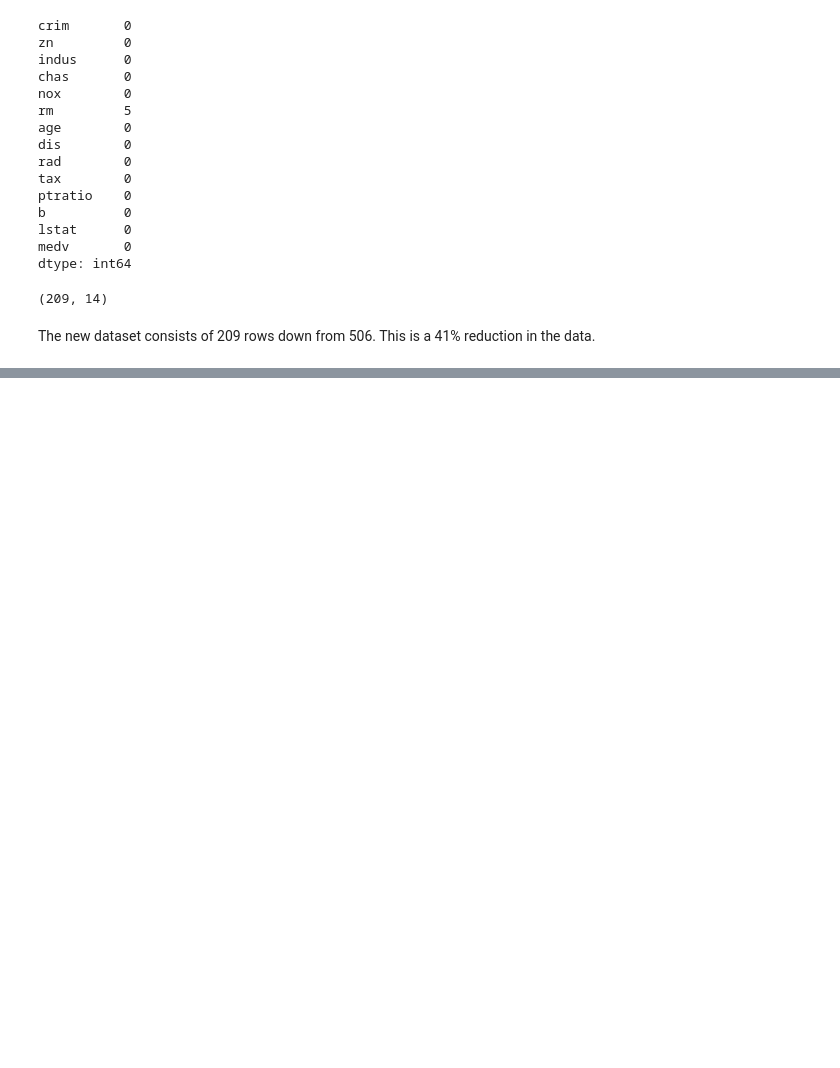
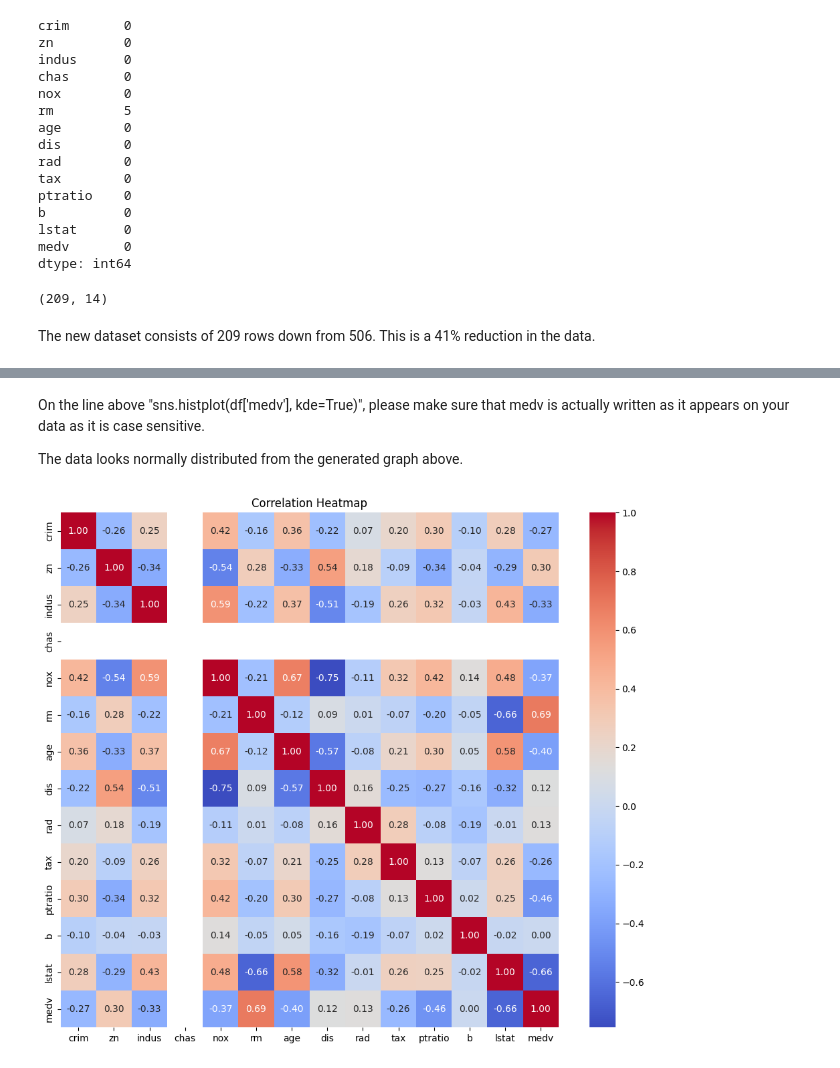
Before and after one commit to Khathithi/Boston-House-Price-Prediction, a Jupyter notebook: Boston House Price Prediction.ipynb, the cells around one changed output, grey strips where cells are left out. Saved outputs shown, nothing was run; the diff lists cells and outputs as text; code cells hidden in the pictures; blank space fills up the shorter version.

```diff
--- a/Boston House Price Prediction.ipynb
+++ b/Boston House Price Prediction.ipynb
@@ -131,0 +162,12 @@ The new dataset consists of 209 rows down from 506. This is a 41% reduction in t
+# %% [markdown]
+On the line above "sns.histplot(df['medv'], kde=True)", please make sure that medv is actually written as it appears on your data as it is case sensitive.
+
+The data looks normally distributed from the generated graph above.
+# %%
+# Correlation heatmap
+plt.figure(figsize=(12,10))
+sns.heatmap(df.corr(), annot=True, cmap='coolwarm', fmt=".2f")
+plt.title("Correlation Heatmap")
+plt.show()
+# %% [output]
+[figure, added]
```
Also changed, not shown: parts of 5 cells of this notebook.
